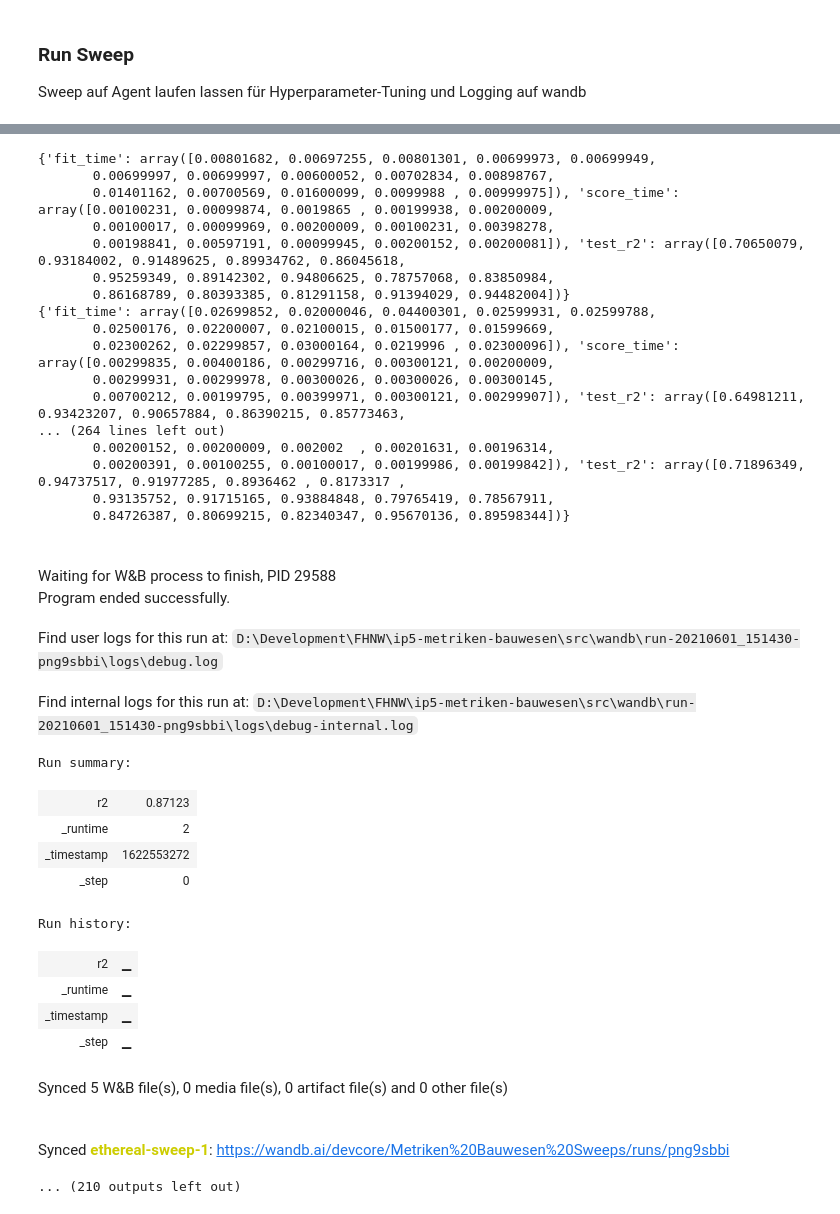
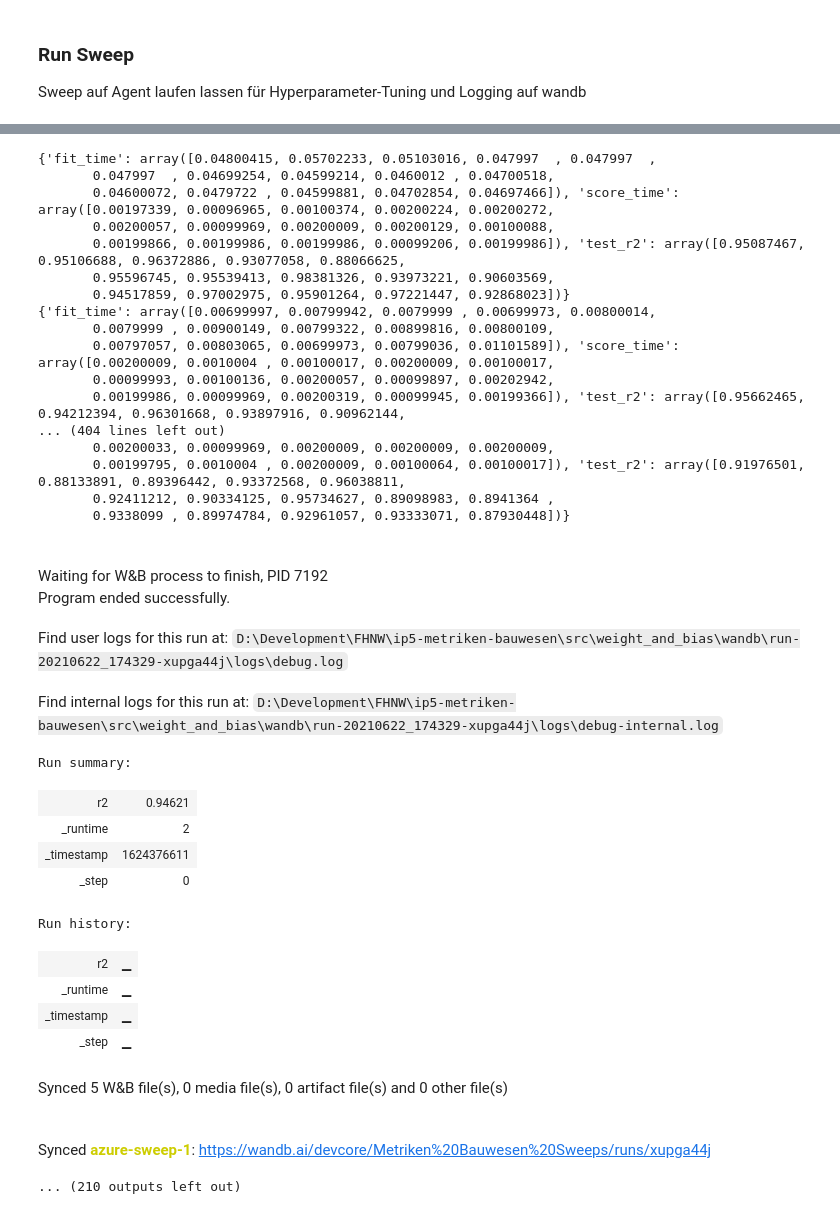
Before and after one commit to FHNW-RW/ip5-metriken-bauwesen, a Jupyter notebook: src/weight_and_bias/wandb-tuning.ipynb, the cells around one changed output, grey strips where cells are left out. Saved outputs shown, nothing was run; the diff lists cells and outputs as text; code cells hidden in the pictures.

```diff
--- a/src/weight_and_bias/wandb-tuning.ipynb
+++ b/src/weight_and_bias/wandb-tuning.ipynb
@@ -10,11 +10,11 @@ import wandb
 wandb.login()
 
 sweep_config = {
-  'name' : 'my-sweep',
+  'name' : 'GradientBoosting-soft-rain-64',
   'method' : 'random',
   'parameters' : {
     'n_estimators' : {
-      'values' : [8, 16, 32, 64, 128]
+      'values' : [16, 32, 64, 128]
     },
     'learning_rate' :{
       'min': 0.05,
@@ -23,6 +23,12 @@ sweep_config = {
     'subsample' :{
       'min': 0.5,
       'max': 1.0
+    },
+    'max_depth' :{
+      'values' : [2, 3, 4, 8]
+    },
+    'min_samples_split' :{
+      'values' : [2, 4]
     }
   }
 }
@@ -43,15 +53,21 @@ import src.package.ml_helper as ml_helper
 from numpy import mean
 
 def train():
-    config = {'model': 'GradientBoost', 'dataset': 'hnf_combined_usage'}
+    config = {'model': 'GradientBoost', 'run': 'soft-rain-64'}
     with wandb.init(config=config):
         # load dataset
         df = im.get_extended_dataset('../package/datasets/train_set.csv')
-        X, y = ml_helper.hnf_dataset(df)
+        df = ml_helper.remove_outliers(df, factor=2.3)
+        X, y = ml_helper.hnf_dataset_full(df)
 
         # model with hyperparameter
         config = wandb.config
-        regr = GradientBoostingRegressor(random_state=0, subsample=config.subsample, n_estimators=config.n_estimators, learning_rate=config.learning_rate)
+        regr = GradientBoostingRegressor(random_state=0,
+                                         learning_rate=config.learning_rate,
+                                         subsample=config.subsample,
+                                         n_estimators=config.n_estimators,
+                                         max_depth=config.max_depth,
+                                         min_samples_split=config.min_samples_split,)
 
         # evaluate with cv and log to wandb
         cv=RepeatedKFold(n_splits=5, n_repeats=3, random_state=0)
@@ -59,5 +75,5 @@ def train():
         print(scores)
         wandb.log({'r2': mean(scores['test_r2'])})
 
-wandb.agent(sweep_id, train, count=40)
+wandb.agent(sweep_id, train, count=60)
 # %% [output]
@@ -87,28 +103,28 @@ Run data is saved locally in D:\Development\FHNW\ip5-metriken-bauwesen\src\wandb
-{'fit_time': array([0.00801682, 0.00697255, 0.00801301, 0.00699973, 0.00699949,
-       0.00699997, 0.00699997, 0.00600052, 0.00702834, 0.00898767,
-       0.01401162, 0.00700569, 0.01600099, 0.0099988 , 0.00999975]), 'score_time': array([0.00100231, 0.00099874, 0.0019865 , 0.00199938, 0.00200009,
-       0.00100017, 0.00099969, 0.00200009, 0.00100231, 0.00398278,
-       0.00198841, 0.00597191, 0.00099945, 0.00200152, 0.00200081]), 'test_r2': array([0.70650079, 0.93184002, 0.91489625, 0.89934762, 0.86045618,
-       0.95259349, 0.89142302, 0.94806625, 0.78757068, 0.83850984,
-       0.86168789, 0.80393385, 0.81291158, 0.91394029, 0.94482004])}
-{'fit_time': array([0.02699852, 0.02000046, 0.04400301, 0.02599931, 0.02599788,
-       0.02500176, 0.02200007, 0.02100015, 0.01500177, 0.01599669,
-       0.02300262, 0.02299857, 0.03000164, 0.0219996 , 0.02300096]), 'score_time': array([0.00299835, 0.00400186, 0.00299716, 0.00300121, 0.00200009,
-       0.00299931, 0.00299978, 0.00300026, 0.00300026, 0.00300145,
-       0.00700212, 0.00199795, 0.00399971, 0.00300121, 0.00299907]), 'test_r2': array([0.64981211, 0.93423207, 0.90657884, 0.86390215, 0.85773463,
-... (264 lines left out)
-       0.00200152, 0.00200009, 0.002002  , 0.00201631, 0.00196314,
-       0.00200391, 0.00100255, 0.00100017, 0.00199986, 0.00199842]), 'test_r2': array([0.71896349, 0.94737517, 0.91977285, 0.8936462 , 0.8173317 ,
-       0.93135752, 0.91715165, 0.93884848, 0.79765419, 0.78567911,
-       0.84726387, 0.80699215, 0.82340347, 0.95670136, 0.89598344])}
+{'fit_time': array([0.04800415, 0.05702233, 0.05103016, 0.047997  , 0.047997  ,
+       0.047997  , 0.04699254, 0.04599214, 0.0460012 , 0.04700518,
+       0.04600072, 0.0479722 , 0.04599881, 0.04702854, 0.04697466]), 'score_time': array([0.00197339, 0.00096965, 0.00100374, 0.00200224, 0.00200272,
+       0.00200057, 0.00099969, 0.00200009, 0.00200129, 0.00100088,
+       0.00199866, 0.00199986, 0.00199986, 0.00099206, 0.00199986]), 'test_r2': array([0.95087467, 0.95106688, 0.96372886, 0.93077058, 0.88066625,
+       0.95596745, 0.95539413, 0.98381326, 0.93973221, 0.90603569,
+       0.94517859, 0.97002975, 0.95901264, 0.97221447, 0.92868023])}
+{'fit_time': array([0.00699997, 0.00799942, 0.0079999 , 0.00699973, 0.00800014,
+       0.0079999 , 0.00900149, 0.00799322, 0.00899816, 0.00800109,
+       0.00797057, 0.00803065, 0.00699973, 0.00799036, 0.01101589]), 'score_time': array([0.00200009, 0.0010004 , 0.00100017, 0.00200009, 0.00100017,
+       0.00099993, 0.00100136, 0.00200057, 0.00099897, 0.00202942,
+       0.00199986, 0.00099969, 0.00200319, 0.00099945, 0.00199366]), 'test_r2': array([0.95662465, 0.94212394, 0.96301668, 0.93897916, 0.90962144,
+... (404 lines left out)
+       0.00200033, 0.00099969, 0.00200009, 0.00200009, 0.00200009,
+       0.00199795, 0.0010004 , 0.00200009, 0.00100064, 0.00100017]), 'test_r2': array([0.91976501, 0.88133891, 0.89396442, 0.93372568, 0.96038811,
+       0.92411212, 0.90334125, 0.95734627, 0.89098983, 0.8941364 ,
+       0.9338099 , 0.89974784, 0.92961057, 0.93333071, 0.87930448])}
-Waiting for W&B process to finish, PID 29588
+Waiting for W&B process to finish, PID 7192
 Program ended successfully.
-Find user logs for this run at: D:\Development\FHNW\ip5-metriken-bauwesen\src\wandb\run-20210601_151430-png9sbbi\logs\debug.log
+Find user logs for this run at: D:\Development\FHNW\ip5-metriken-bauwesen\src\weight_and_bias\wandb\run-20210622_174329-xupga44j\logs\debug.log
-Find internal logs for this run at: D:\Development\FHNW\ip5-metriken-bauwesen\src\wandb\run-20210601_151430-png9sbbi\logs\debug-internal.log
+Find internal logs for this run at: D:\Development\FHNW\ip5-metriken-bauwesen\src\weight_and_bias\wandb\run-20210622_174329-xupga44j\logs\debug-internal.log
 Run summary:
-| r2 | 0.87123 |
+| r2 | 0.94621 |
 | _runtime | 2 |
-| _timestamp | 1622553272 |
+| _timestamp | 1624376611 |
 | _step | 0 |
 Run history:
 | r2 | ▁ |
@@ -116,5 +132,5 @@ Run history:
 | _timestamp | ▁ |
 | _step | ▁ |
 Synced 5 W&B file(s), 0 media file(s), 0 artifact file(s) and 0 other file(s)
-Synced ethereal-sweep-1: https://wandb.ai/devcore/Metriken%20Bauwesen%20Sweeps/runs/png9sbbi
+Synced azure-sweep-1: https://wandb.ai/devcore/Metriken%20Bauwesen%20Sweeps/runs/xupga44j
 ... (210 outputs left out)
```
Also changed, not shown: parts of 2 cells of this notebook, 3 other files.
